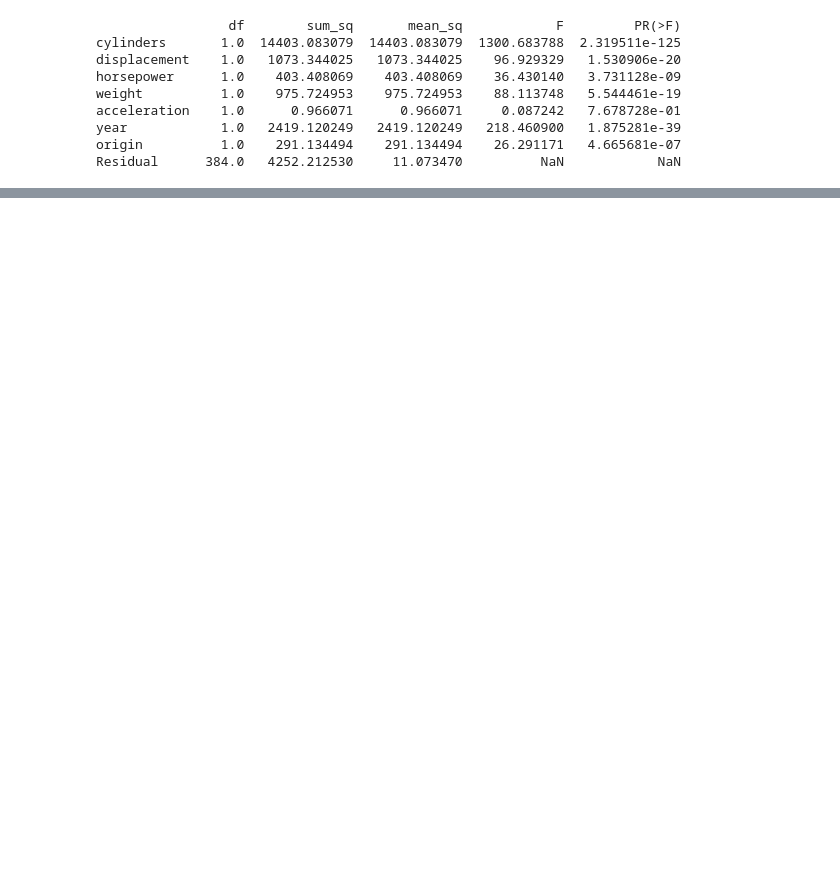
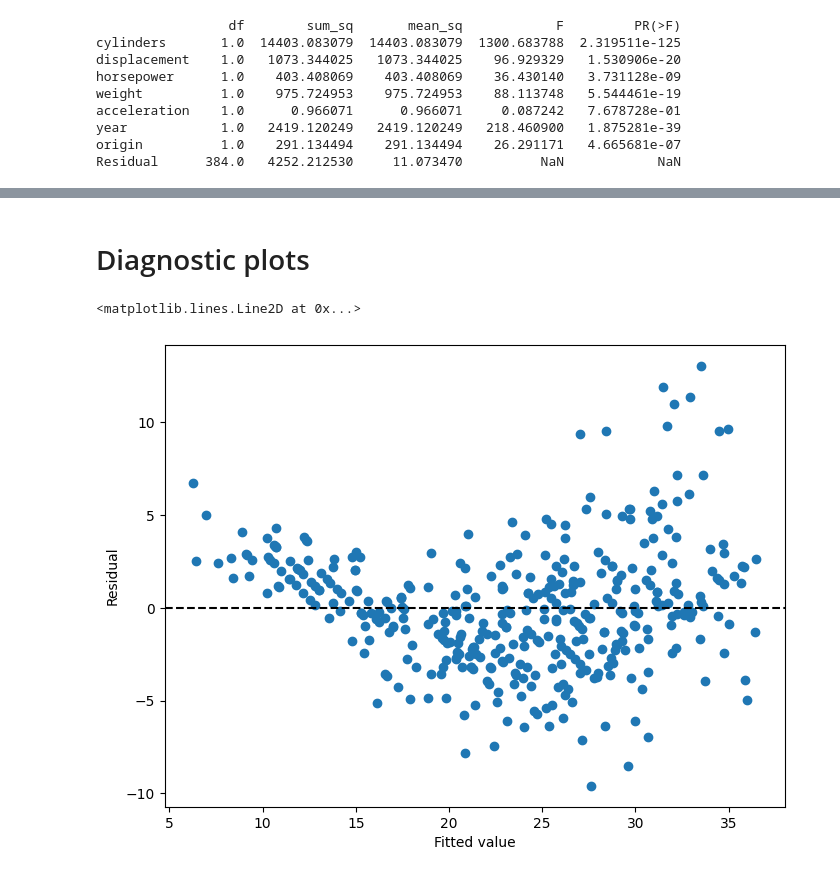
Before and after one commit to deusdevok/ISLP_Python, a Jupyter notebook: Chapter 3/Exercise9.ipynb, the cells around one changed output, grey strips where cells are left out. Cells and saved outputs as stored; diff of their text form; code cells hidden in the pictures; blank space fills up the shorter version.

```diff
--- a/Chapter 3/Exercise9.ipynb
+++ b/Chapter 3/Exercise9.ipynb
@@ -109,0 +124,13 @@ https://en.wikipedia.org/wiki/Analysis_of_variance
+# %% [markdown]
+# Diagnostic plots
+# %%
+ax = plt.subplots(figsize=(8,6))[1]
+ax.scatter(results.fittedvalues, results.resid)
+ax.set_xlabel('Fitted value')
+ax.set_ylabel('Residual')
+ax.axhline(0, c='k', ls='--')
+
+# From the residual plot, we can see some evidence of non-linearity that is not being captured by the current model.
+# %% [output]
+<matplotlib.lines.Line2D at 0x...>
+[figure, added]
```
Also changed, not shown: parts of 13 cells of this notebook.
